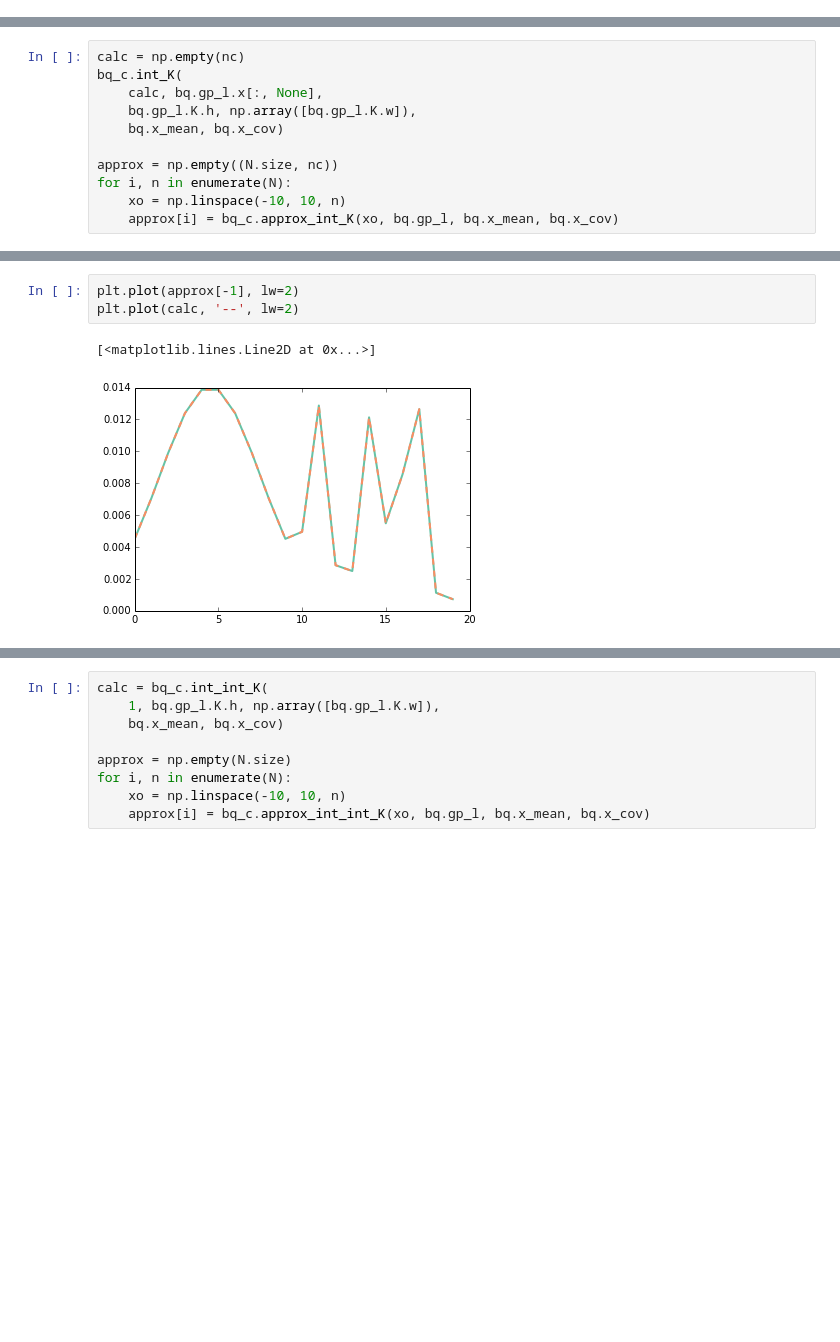
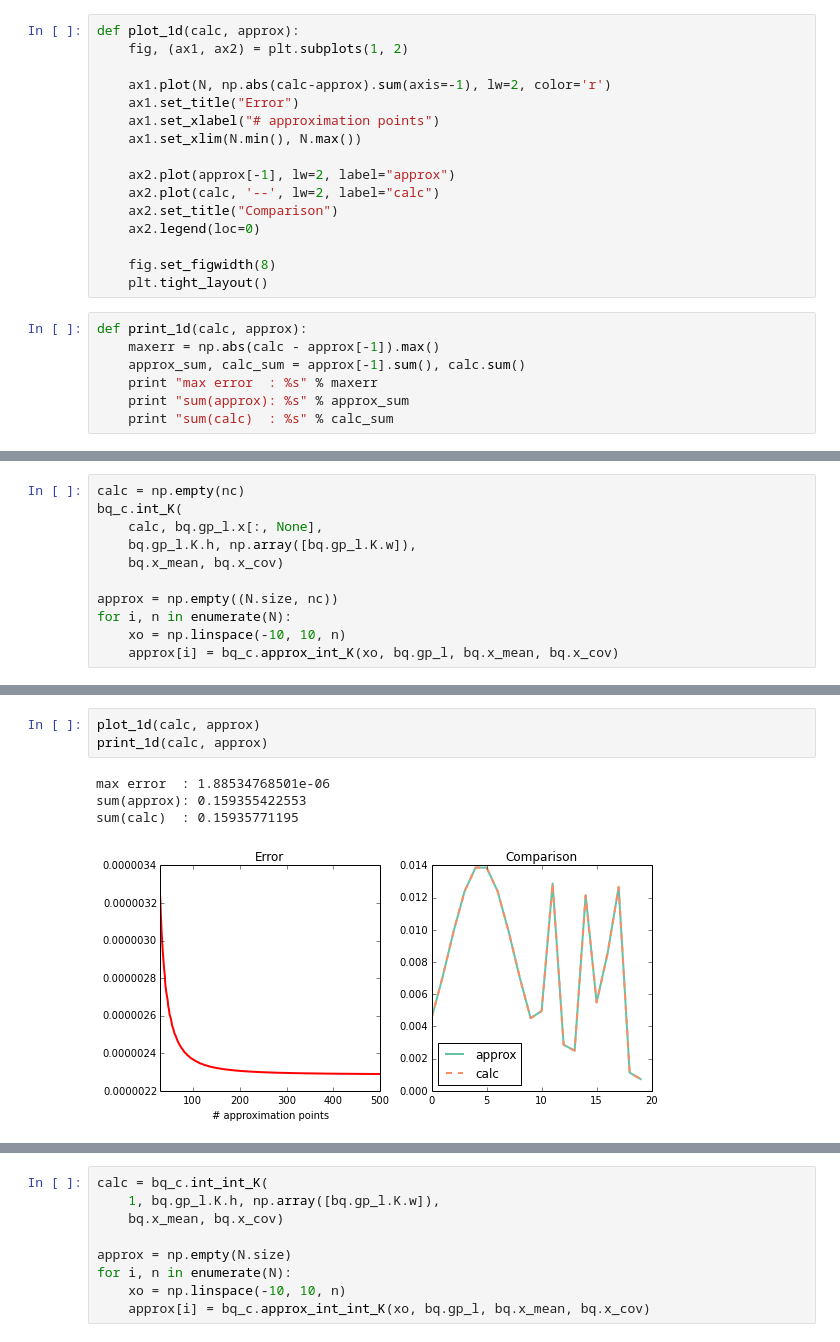
Before and after one commit to jhamrick/bayesian-quadrature, a Jupyter notebook: docs/ipynb/visual-tests.ipynb, the cells around one changed output, grey strips where cells are left out. Saved outputs shown, nothing was run; the diff lists cells and outputs as text; blank space fills up the shorter version.

```diff
--- a/docs/ipynb/visual-tests.ipynb
+++ b/docs/ipynb/visual-tests.ipynb
@@ -14,0 +49,23 @@ x_var = 10.0
+# %%
+def plot_1d(calc, approx):
+    fig, (ax1, ax2) = plt.subplots(1, 2)
+
+    ax1.plot(N, np.abs(calc-approx).sum(axis=-1), lw=2, color='r')
+    ax1.set_title("Error")
+    ax1.set_xlabel("# approximation points")
+    ax1.set_xlim(N.min(), N.max())
+
+    ax2.plot(approx[-1], lw=2, label="approx")
+    ax2.plot(calc, '--', lw=2, label="calc")
+    ax2.set_title("Comparison")
+    ax2.legend(loc=0)
+
+    fig.set_figwidth(8)
+    plt.tight_layout()
+# %%
+def print_1d(calc, approx):
+    maxerr = np.abs(calc - approx[-1]).max()
+    approx_sum, calc_sum = approx[-1].sum(), calc.sum()
+    print "max error  : %s" % maxerr
+    print "sum(approx): %s" % approx_sum
+    print "sum(calc)  : %s" % calc_sum
@@ -63,6 +133,8 @@ print approx[-1].sum(), calc.sum()
-# %%
-plt.plot(approx[-1], lw=2)
-plt.plot(calc, '--', lw=2)
-# %% [output]
-[<matplotlib.lines.Line2D at 0x...>]
-[figure, removed]
+# %%
+plot_1d(calc, approx)
+print_1d(calc, approx)
+# %% [output]
+max error  : 1.88534768501e-06
+sum(approx): 0.159355422553
+sum(calc)  : 0.15935771195
+[figure, added]
```
Also changed, not shown: parts of 69 cells of this notebook.
